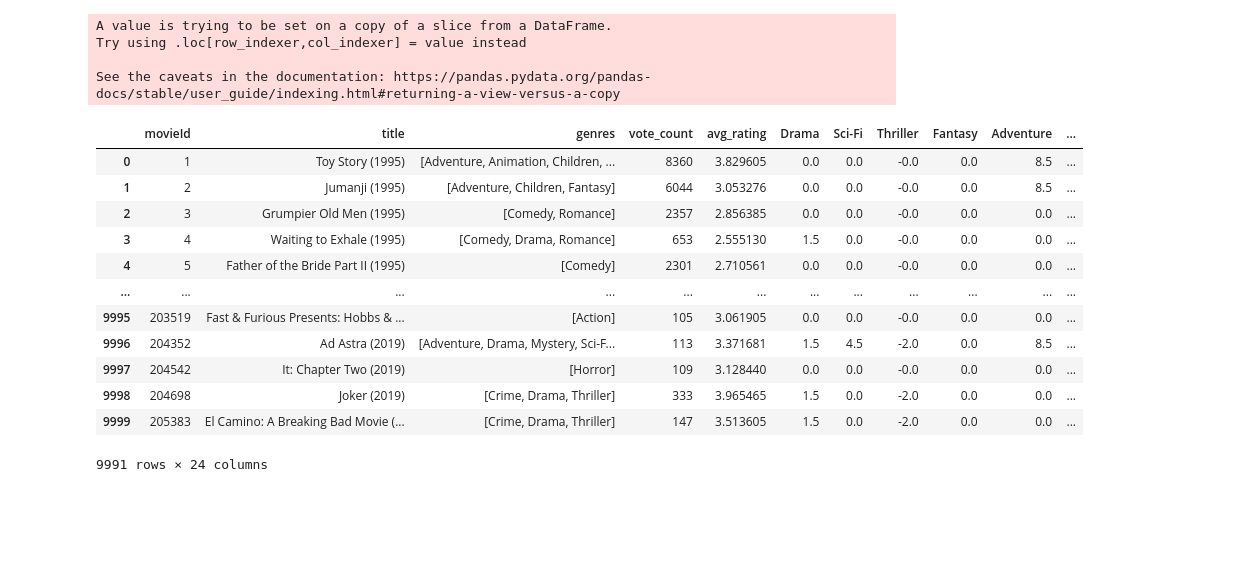
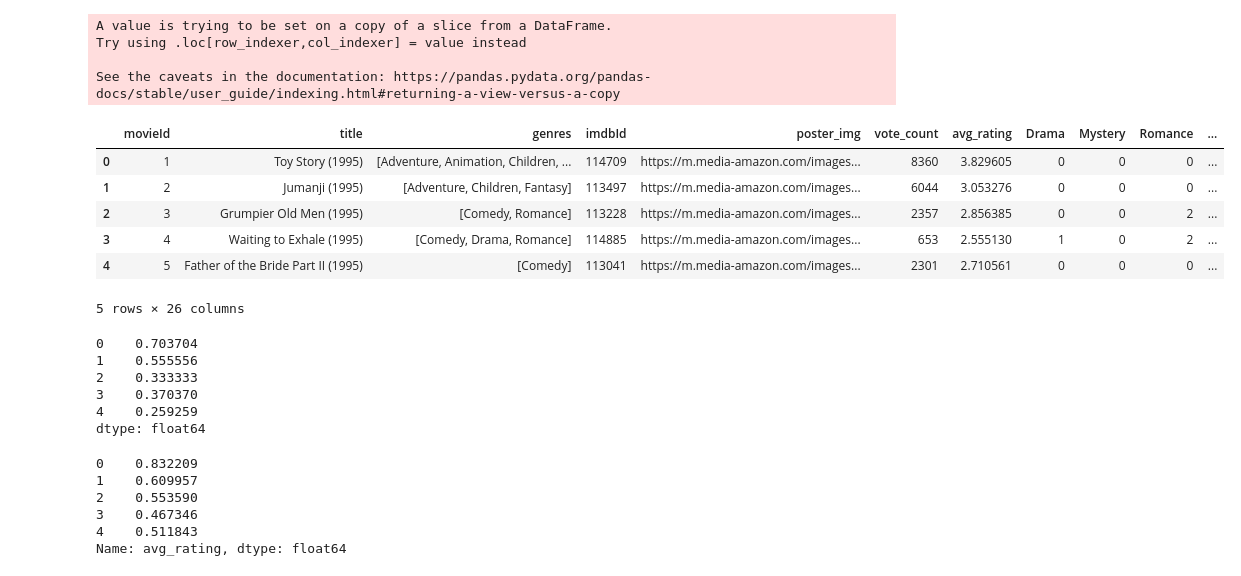
Before and after one commit to GauthamN3004/Hybrid-Movie-Recommender-Systems, a Jupyter notebook: content_based.ipynb, the cells around one changed output. Drawn from its saved outputs; the diff is of its cells as text; code cells hidden in the pictures; blank space fills up the shorter version.

```diff
--- a/content_based.ipynb
+++ b/content_based.ipynb
@@ -173,10 +173,10 @@ watched
 # %%
-for i in range(gen_mat.shape[0]):
+for i in range(watched.shape[0]):
     title = watched["title"][i]
     rating = user_movies[title]
-    for j in range(5,watched.shape[1]):
-        watched.iloc[i,j]*= (rating-2.5)
+    for j in range(7,watched.shape[1]):
+        watched.iloc[i,j]*= (rating-3)
 # %%
-gen_mat = watched.iloc[:,5:]
+gen_mat = watched.iloc[:,7:]
 gen_mat
 # %% [output]
@@ -223,18 +223,34 @@ Try using .loc[row_indexer,col_indexer] = value instead
 
 See the caveats in the documentation: https://pandas.pydata.org/pandas-docs/stable/user_guide/indexing.html#returning-a-view-versus-a-copy
 # %%
-not_watched
+not_watched.head()
 # %% [output]
-|  | movieId | title | genres | vote_count | avg_rating | Drama | Sci-Fi | Thriller | Fantasy | Adventure | ... |
-| 0 | 1 | Toy Story (1995) | [Adventure, Animation, Children, ... | 8360 | 3.829605 | 0.0 | 0.0 | -0.0 | 0.0 | 8.5 | ... |
-| 1 | 2 | Jumanji (1995) | [Adventure, Children, Fantasy] | 6044 | 3.053276 | 0.0 | 0.0 | -0.0 | 0.0 | 8.5 | ... |
-| 2 | 3 | Grumpier Old Men (1995) | [Comedy, Romance] | 2357 | 2.856385 | 0.0 | 0.0 | -0.0 | 0.0 | 0.0 | ... |
-| 3 | 4 | Waiting to Exhale (1995) | [Comedy, Drama, Romance] | 653 | 2.555130 | 1.5 | 0.0 | -0.0 | 0.0 | 0.0 | ... |
-| 4 | 5 | Father of the Bride Part II (1995) | [Comedy] | 2301 | 2.710561 | 0.0 | 0.0 | -0.0 | 0.0 | 0.0 | ... |
-| ... | ... | ... | ... | ... | ... | ... | ... | ... | ... | ... | ... |
-| 9995 | 203519 | Fast & Furious Presents: Hobbs & ... | [Action] | 105 | 3.061905 | 0.0 | 0.0 | -0.0 | 0.0 | 0.0 | ... |
-| 9996 | 204352 | Ad Astra (2019) | [Adventure, Drama, Mystery, Sci-F... | 113 | 3.371681 | 1.5 | 4.5 | -2.0 | 0.0 | 8.5 | ... |
-| 9997 | 204542 | It: Chapter Two (2019) | [Horror] | 109 | 3.128440 | 0.0 | 0.0 | -0.0 | 0.0 | 0.0 | ... |
-| 9998 | 204698 | Joker (2019) | [Crime, Drama, Thriller] | 333 | 3.965465 | 1.5 | 0.0 | -2.0 | 0.0 | 0.0 | ... |
-| 9999 | 205383 | El Camino: A Breaking Bad Movie (... | [Crime, Drama, Thriller] | 147 | 3.513605 | 1.5 | 0.0 | -2.0 | 0.0 | 0.0 | ... |
+|  | movieId | title | genres | imdbId | poster_img | vote_count | avg_rating | Drama | Mystery | Romance | ... |
+| 0 | 1 | Toy Story (1995) | [Adventure, Animation, Children, ... | 114709 | https://m.media-amazon.com/images... | 8360 | 3.829605 | 0 | 0 | 0 | ... |
+| 1 | 2 | Jumanji (1995) | [Adventure, Children, Fantasy] | 113497 | https://m.media-amazon.com/images... | 6044 | 3.053276 | 0 | 0 | 0 | ... |
+| 2 | 3 | Grumpier Old Men (1995) | [Comedy, Romance] | 113228 | https://m.media-amazon.com/images... | 2357 | 2.856385 | 0 | 0 | 2 | ... |
+| 3 | 4 | Waiting to Exhale (1995) | [Comedy, Drama, Romance] | 114885 | https://m.media-amazon.com/images... | 653 | 2.555130 | 1 | 0 | 2 | ... |
+| 4 | 5 | Father of the Bride Part II (1995) | [Comedy] | 113041 | https://m.media-amazon.com/images... | 2301 | 2.710561 | 0 | 0 | 0 | ... |
-9991 rows × 24 columns
+5 rows × 26 columns
+# %%
+score = not_watched.iloc[:,7:].sum(axis=1)
+score = (score - score.min())/(score.max()-score.min())
+score.head()
+# %% [output]
+0    0.703704
+1    0.555556
+2    0.333333
+3    0.370370
+4    0.259259
+dtype: float64
+# %%
+nw_ratings = not_watched["avg_rating"]
+nw_ratings = (nw_ratings - nw_ratings.min())/(nw_ratings.max()-nw_ratings.min())
+nw_ratings.head()
+# %% [output]
+0    0.832209
+1    0.609957
+2    0.553590
+3    0.467346
+4    0.511843
+Name: avg_rating, dtype: float64
```
Also changed, not shown: parts of 13 cells of this notebook.
